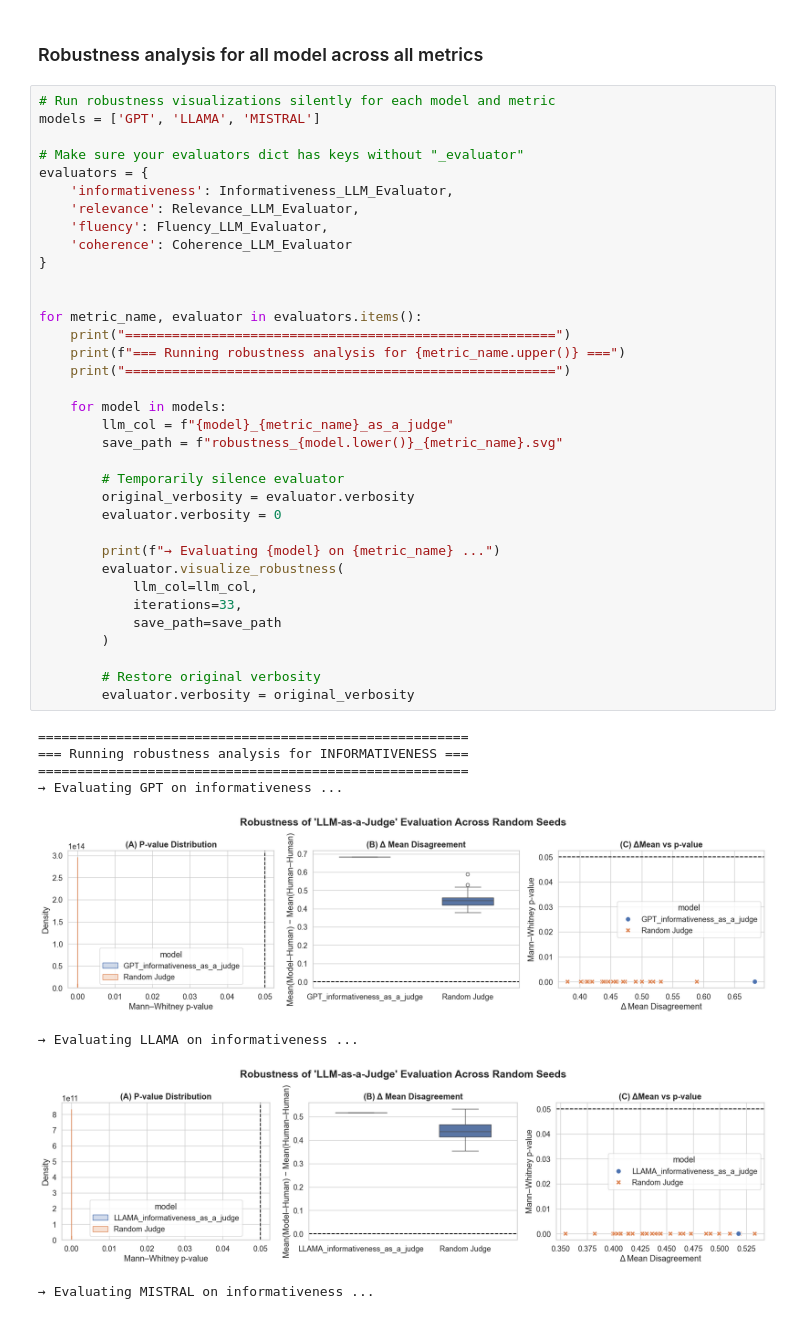
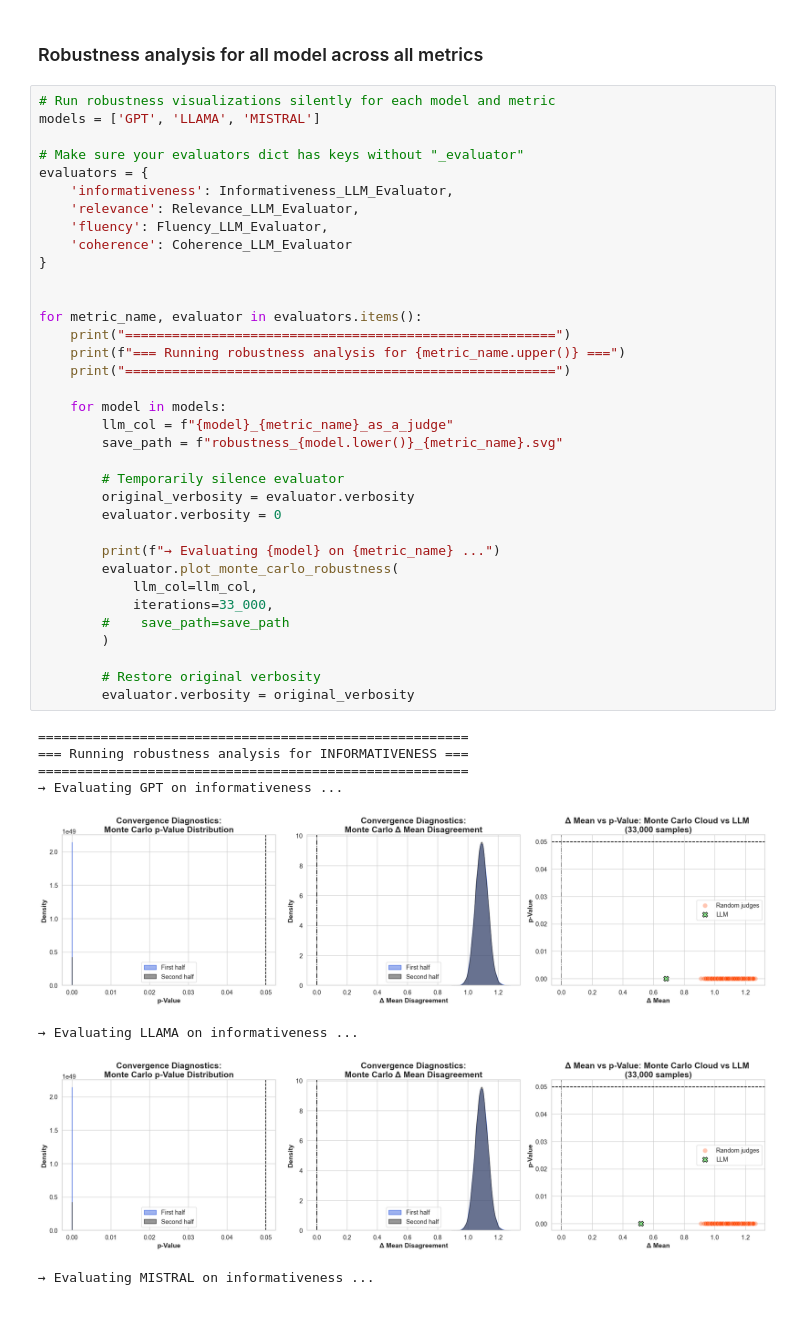
Before and after one commit to Ocean-code-1995/llm-judge-good-enough, a Jupyter notebook: newsroom/src/analysis.ipynb, the cells around one changed output. Cells and saved outputs as stored; diff of their text form.

Commit message:
monte carlo analysis

```diff
--- a/newsroom/src/analysis.ipynb
+++ b/newsroom/src/analysis.ipynb
@@ -477,36 +536,36 @@ evaluators = {
     'fluency': Fluency_LLM_Evaluator,
     'coherence': Coherence_LLM_Evaluator
 }
 
 
 for metric_name, evaluator in evaluators.items():
     print("=======================================================")
     print(f"=== Running robustness analysis for {metric_name.upper()} ===")
     print("=======================================================")
 
     for model in models:
         llm_col = f"{model}_{metric_name}_as_a_judge"
         save_path = f"robustness_{model.lower()}_{metric_name}.svg"
 
         # Temporarily silence evaluator
         original_verbosity = evaluator.verbosity
         evaluator.verbosity = 0
 
         print(f"→ Evaluating {model} on {metric_name} ...")
-        evaluator.visualize_robustness(
+        evaluator.plot_monte_carlo_robustness(
             llm_col=llm_col,
-            iterations=33,
-            save_path=save_path
+            iterations=33_000,
+        #    save_path=save_path
         )
 
         # Restore original verbosity
         evaluator.verbosity = original_verbosity
 # %% [output]
 =======================================================
 === Running robustness analysis for INFORMATIVENESS ===
 =======================================================
 → Evaluating GPT on informativeness ...
-[figure, old version]
+[figure, new version]
 → Evaluating LLAMA on informativeness ...
-[figure, old version]
+[figure, new version]
 → Evaluating MISTRAL on informativeness ...
```
Also changed, not shown: parts of 9 cells of this notebook.
